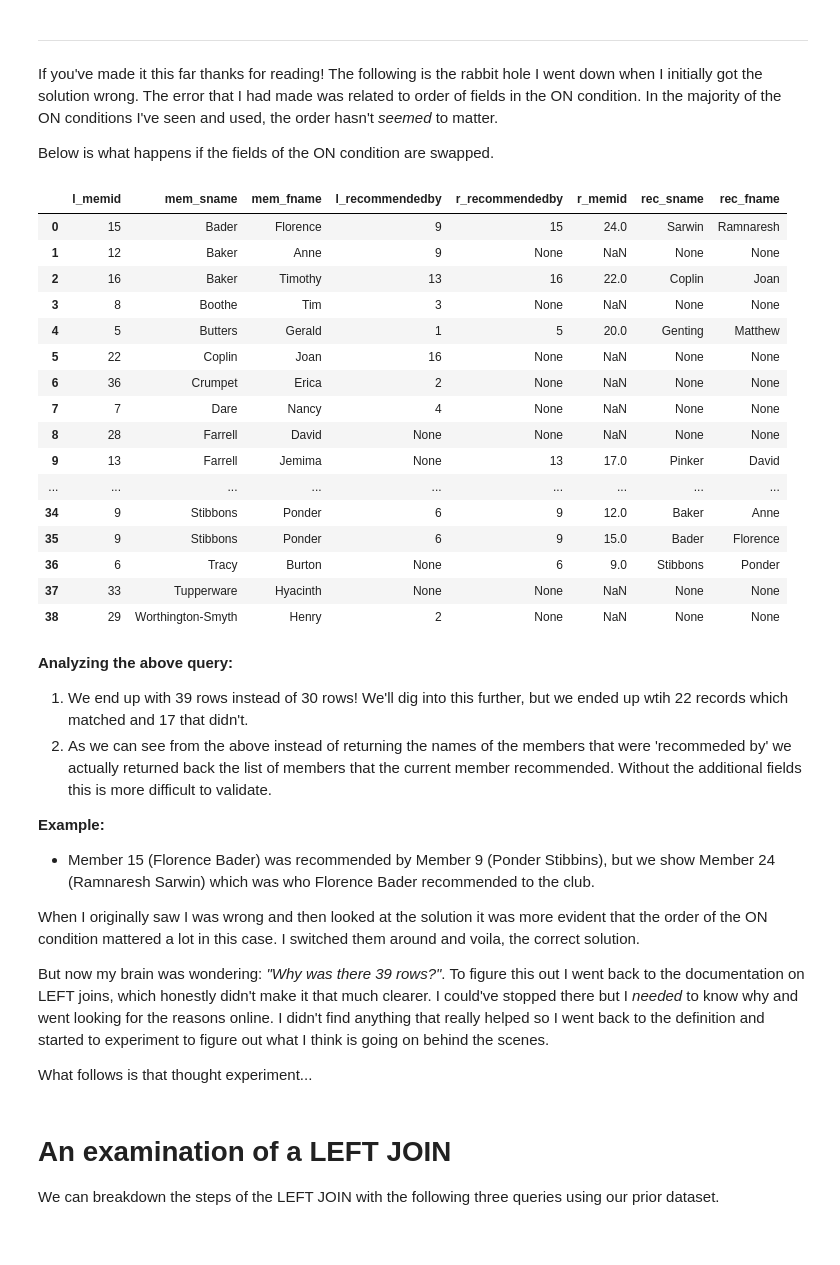
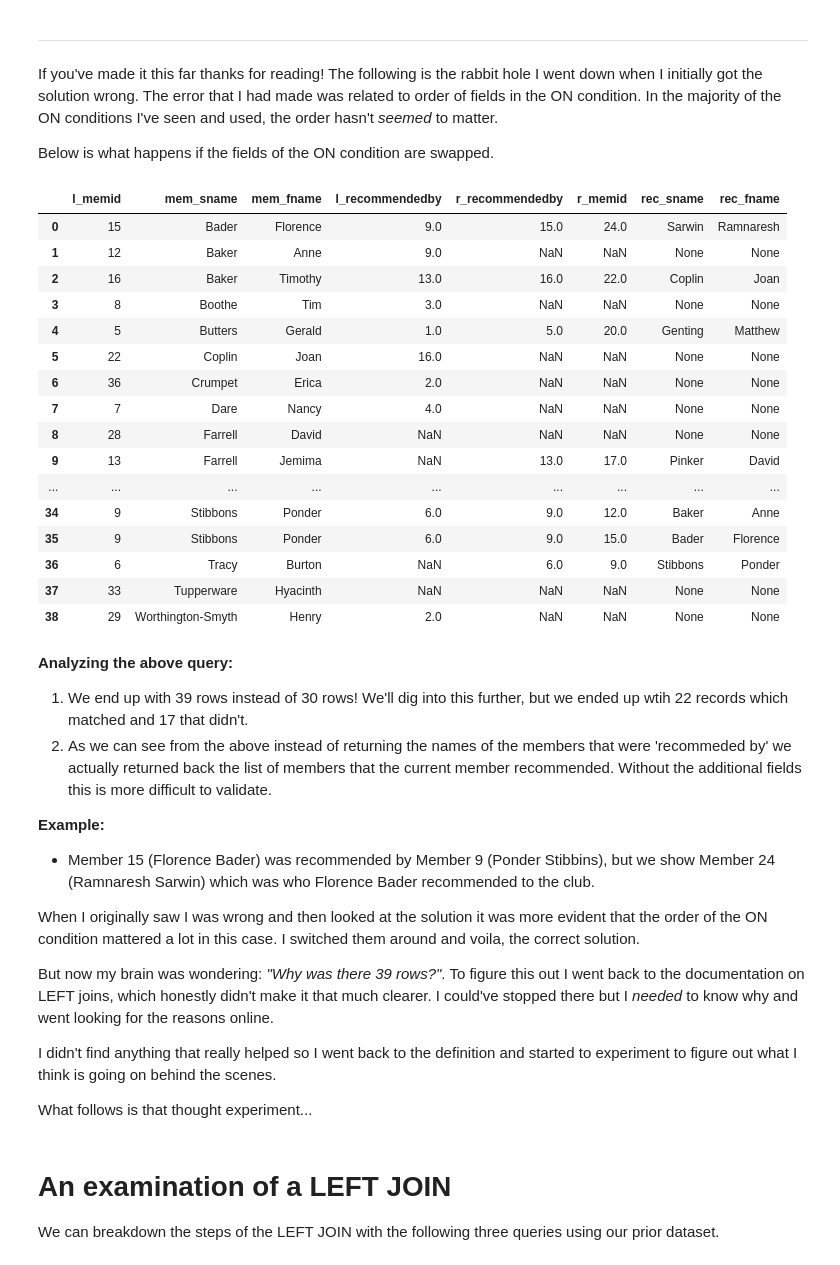
Before and after one commit to dmcmurchy/self-join-examination, a Jupyter notebook: notebook.ipynb, the cells around one changed output. Drawn from its saved outputs; the diff is of its cells as text; code cells hidden in the pictures.

```diff
--- a/notebook.ipynb
+++ b/notebook.ipynb
@@ -32,6 +37,9 @@ The sql extension is already loaded. To reload it, use:
 # %%
-members = pd.read_csv('https://raw.githubusercontent.com/Zirescu/self-join-examination/main/clubdata-members.csv?token=GHSAT0AAAAAACBUG56M5SXOAVVHBXHJZSQYZDNECCA')
-members = members.replace('\\N', pd.NA)
+members = pd.read_csv('https://raw.githubusercontent.com/Zirescu/self-join-examination/main/clubdata-members.csv?token=GHSAT0AAAAAACBUG56MYRJ6LWP5Z4GW4NACZDNE4PA')
+members = members.replace('\\N', pd.NA) # to replace the \N with null
+members['joindate'] = members['joindate'].astype('datetime64')  # set the joindate column to a datetime value
+members['recommendedby'] = members['recommendedby'].astype('Int64') # set recommended by to Int64 (nullable)
+members['zipcode'] = members['zipcode'].astype('object')  # set zipcode to object as we could have hypens
 members.head(10)
 # %% [output]
 |  | memid | surname | firstname | address | zipcode | telephone | recommendedby | joindate |
@@ -180,40 +197,43 @@ If you've made it this far thanks for reading! The following is the rabbit hole
 
 Below is what happens if the fields of the ON condition are swapped.
 # %%
-%%sql -- NOT the desired output
-/* When the l.memid is on the left-hand side of the equal operator we will return the names of the members that they recommended and not the names of the who they were recommended by.
-*/
+# Below is NOT the desired output
+# When the l.memid is on the left-hand side of the equal operator we will
+# return the names of the members that they recommended and not the names of
+# who they were recommended by.
+
+%%sql
 SELECT
- l.memid as l_memid,
- l.surname as mem_sname,
- l.firstname as mem_fname,
- l.recommendedby as l_recommendedby,
- r.recommendedby as r_recommendedby,
- r.memid as r_memid,
- r.surname as rec_sname,
- r.firstname as rec_fname
-FROM members as l
-LEFT JOIN members as r
+ l.memid AS l_memid,
+ l.surname AS mem_sname,
+ l.firstname AS mem_fname,
+ l.recommendedby AS l_recommendedby,
+ r.recommendedby AS r_recommendedby,
+ r.memid AS r_memid,
+ r.surname AS rec_sname,
+ r.firstname AS rec_fname
+FROM members AS l
+LEFT JOIN members AS r
 ON l.memid = r.recommendedby -- think of this as give me the records where the left most value appears in the right most value
 ORDER BY mem_sname, mem_fname;
 # %% [output]
 |  | l_memid | mem_sname | mem_fname | l_recommendedby | r_recommendedby | r_memid | rec_sname | rec_fname |
-| 0 | 15 | Bader | Florence | 9 | 15 | 24.0 | Sarwin | Ramnaresh |
-| 1 | 12 | Baker | Anne | 9 | None | NaN | None | None |
-| 2 | 16 | Baker | Timothy | 13 | 16 | 22.0 | Coplin | Joan |
-| 3 | 8 | Boothe | Tim | 3 | None | NaN | None | None |
-| 4 | 5 | Butters | Gerald | 1 | 5 | 20.0 | Genting | Matthew |
-| 5 | 22 | Coplin | Joan | 16 | None | NaN | None | None |
-| 6 | 36 | Crumpet | Erica | 2 | None | NaN | None | None |
-| 7 | 7 | Dare | Nancy | 4 | None | NaN | None | None |
-| 8 | 28 | Farrell | David | None | None | NaN | None | None |
-| 9 | 13 | Farrell | Jemima | None | 13 | 17.0 | Pinker | David |
+| 0 | 15 | Bader | Florence | 9.0 | 15.0 | 24.0 | Sarwin | Ramnaresh |
+| 1 | 12 | Baker | Anne | 9.0 | NaN | NaN | None | None |
+| 2 | 16 | Baker | Timothy | 13.0 | 16.0 | 22.0 | Coplin | Joan |
+| 3 | 8 | Boothe | Tim | 3.0 | NaN | NaN | None | None |
+| 4 | 5 | Butters | Gerald | 1.0 | 5.0 | 20.0 | Genting | Matthew |
+| 5 | 22 | Coplin | Joan | 16.0 | NaN | NaN | None | None |
+| 6 | 36 | Crumpet | Erica | 2.0 | NaN | NaN | None | None |
+| 7 | 7 | Dare | Nancy | 4.0 | NaN | NaN | None | None |
+| 8 | 28 | Farrell | David | NaN | NaN | NaN | None | None |
+| 9 | 13 | Farrell | Jemima | NaN | 13.0 | 17.0 | Pinker | David |
 | ... | ... | ... | ... | ... | ... | ... | ... | ... |
-| 34 | 9 | Stibbons | Ponder | 6 | 9 | 12.0 | Baker | Anne |
-| 35 | 9 | Stibbons | Ponder | 6 | 9 | 15.0 | Bader | Florence |
-| 36 | 6 | Tracy | Burton | None | 6 | 9.0 | Stibbons | Ponder |
-| 37 | 33 | Tupperware | Hyacinth | None | None | NaN | None | None |
-| 38 | 29 | Worthington-Smyth | Henry | 2 | None | NaN | None | None |
+| 34 | 9 | Stibbons | Ponder | 6.0 | 9.0 | 12.0 | Baker | Anne |
+| 35 | 9 | Stibbons | Ponder | 6.0 | 9.0 | 15.0 | Bader | Florence |
+| 36 | 6 | Tracy | Burton | NaN | 6.0 | 9.0 | Stibbons | Ponder |
+| 37 | 33 | Tupperware | Hyacinth | NaN | NaN | NaN | None | None |
+| 38 | 29 | Worthington-Smyth | Henry | 2.0 | NaN | NaN | None | None |
 # %% [markdown]
 **Analyzing the above query:**
 1. We end up with 39 rows instead of 30 rows! We'll dig into this further, but we ended up wtih 22 records which matched and 17 that didn't.
@@ -224,7 +244,9 @@ ORDER BY mem_sname, mem_fname;
 
 When I originally saw I was wrong and then looked at the solution it was more evident that the order of the ON condition mattered a lot in this case. I switched them around and voila, the correct solution.
 
-But now my brain was wondering: _"Why was there 39 rows?"_. To figure this out I went back to the documentation on LEFT joins, which honestly didn't make it that much clearer. I could've stopped there but I _needed_ to know why and went looking for the reasons online. I didn't find anything that really helped so I went back to the definition and started to experiment to figure out what I think is going on behind the scenes.
+But now my brain was wondering: _"Why was there 39 rows?"_. To figure this out I went back to the documentation on LEFT joins, which honestly didn't make it that much clearer. I could've stopped there but I _needed_ to know why and went looking for the reasons online.
+
+I didn't find anything that really helped so I went back to the definition and started to experiment to figure out what I think is going on behind the scenes.
 
 What follows is that thought experiment...
 # %% [markdown]
```
Also changed, not shown: parts of 15 cells of this notebook.
